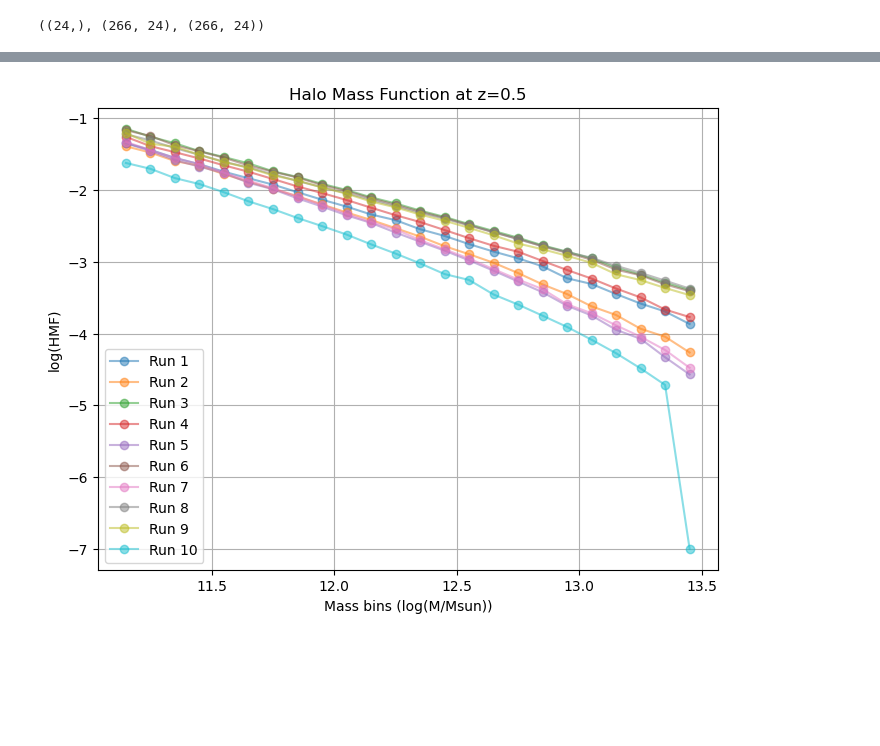
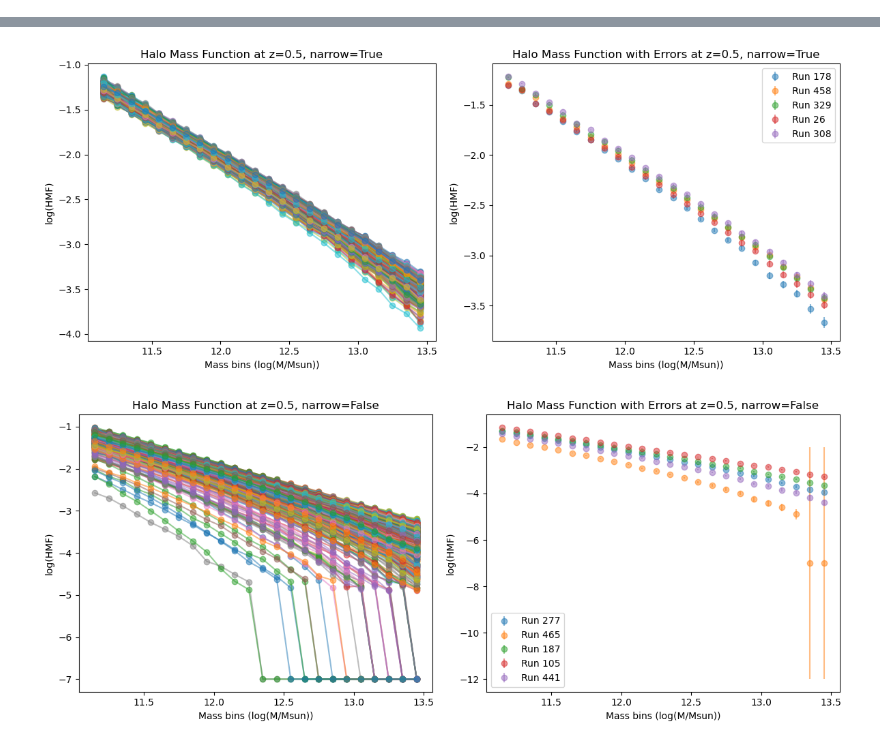
Before and after one commit to qezlou/Goku_ELG, a Jupyter notebook: emu/notebooks/hmf_compute/hmf_redshifts.ipynb, the cells around one changed output, grey strips where cells are left out. Drawn from its saved outputs; the diff is of its cells as text; code cells hidden in the pictures; blank space fills up the shorter version.

```diff
--- a/emu/notebooks/hmf_compute/hmf_redshifts.ipynb
+++ b/emu/notebooks/hmf_compute/hmf_redshifts.ipynb
@@ -1,24 +1,31 @@
-# %%
-from gal_goku import summary_stats
-
-data_dir = f'/home/qezlou/HD2/HETDEX/cosmo/data/'
-mass_range = (11.1, 13.5)
-hmf = summary_stats.HMF(data_dir, fid='L2', z=0.5, narrow=False, mass_range=mass_range)
-mbins, log_hmfs, log_hmfs_errs, _, _ =hmf.get_wt_err()
-mbins.shape, log_hmfs.shape, log_hmfs_errs.shape
-# %% [output]
-((24,), (266, 24), (266, 24))
 # %%
 import matplotlib.pyplot as plt
 import numpy as np
 
-fig, ax = plt.subplots(figsize=(8, 6))
-for i in range(10):
-    ax.plot(mbins, log_hmfs[i], label=f'Run {i+1}', alpha=0.5, marker='o', linestyle='-')
-ax.set_xlabel('Mass bins (log(M/Msun))')
-ax.set_ylabel('log(HMF)')
-ax.set_title('Halo Mass Function at z=0.5')
-ax.legend()
-plt.grid()
-plt.show()
+from gal_goku import summary_stats
+
+data_dir = f'/home/qezlou/HD2/HETDEX/cosmo/data/'
+mass_range = (11.1, 13.5)
+
+for narrow in [True, False]:
+    hmf = summary_stats.HMF(data_dir, fid='L2', z=0.5, narrow=narrow, mass_range=mass_range)
+    mbins, log_hmfs, log_hmfs_errs, _, _ =hmf.get_wt_err()
+    mbins.shape, log_hmfs.shape, log_hmfs_errs.shape
+
+    fig, ax = plt.subplots(1,2, figsize=(12, 5))
+
+    for i in range(log_hmfs.shape[0]):
+        ax[0].plot(mbins, log_hmfs[i], label=f'Run {i+1}', alpha=0.5, marker='o', linestyle='-')
+    ax[0].set_xlabel('Mass bins (log(M/Msun))')
+    ax[0].set_ylabel('log(HMF)')
+    ax[0].set_title(f'Halo Mass Function at z=0.5, narrow={narrow}')
+
+    ind_rand = np.random.randint(0, log_hmfs.shape[0], size=5)
+    for i in ind_rand:
+        ax[1].errorbar(mbins, log_hmfs[i], yerr=log_hmfs_errs[i], label=f'Run {i+1}', alpha=0.5, marker='o', linestyle='None')
+    ax[1].set_xlabel('Mass bins (log(M/Msun))')
+    ax[1].set_ylabel('log(HMF)')
+    ax[1].set_title(f'Halo Mass Function with Errors at z=0.5, narrow={narrow}')
+    ax[1].legend()
+    fig.tight_layout()
 # %% [output]
@@ -25 +43,2 @@ plt.show()
-[figure, old version]
+[figure, new version]
+[figure, added]
```
Also changed, not shown: parts of 4 cells of this notebook, 1 other file.
